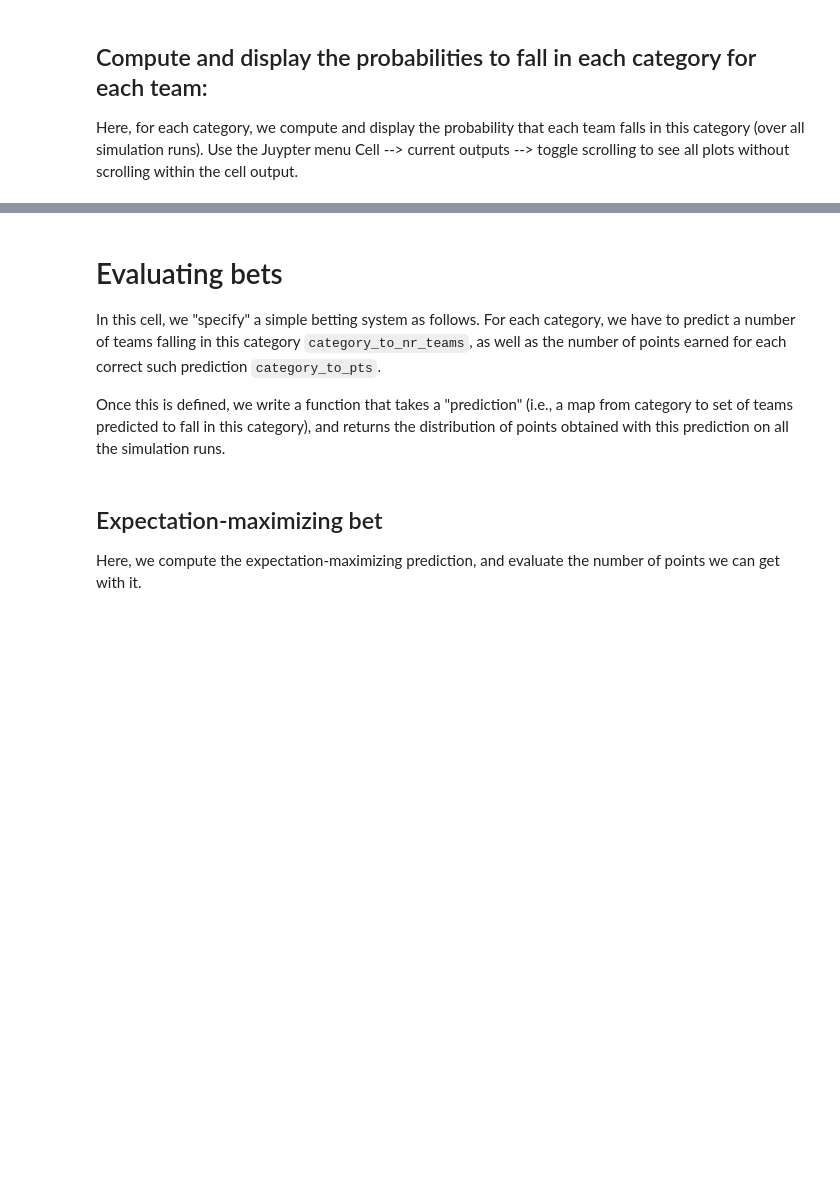
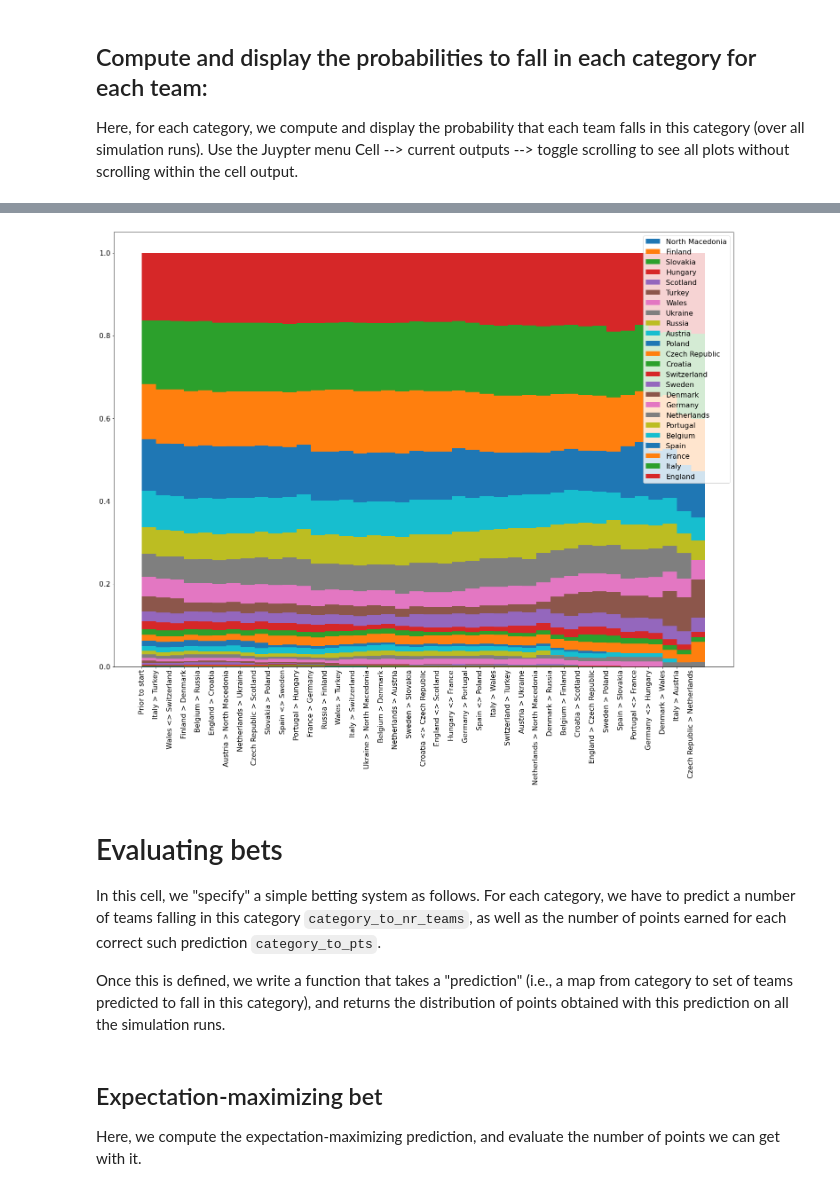
Before and after one commit to hrzn/soccer-predictions, a Jupyter notebook: euro2020-predictions.ipynb, the cells around one changed output, grey strips where cells are left out. Drawn from its saved outputs; the diff is of its cells as text; code cells hidden in the pictures; blank space fills up the shorter version.

```diff
--- a/euro2020-predictions.ipynb
+++ b/euro2020-predictions.ipynb
@@ -483,0 +512,19 @@ for cat in categories:
+# %%
+NR_RUNS = 300000
+
+all_teams = set(kickscores.keys())
+probas_over_time = []
+
+for event_idx in range(len(events)+1):
+    events_so_far = events[:event_idx]
+    if len(events_so_far) > 0:
+        print('adding: {}...'.format(events_so_far[-1]))
+    counts, _ = simulate(events_so_far, NR_RUNS)
+    probas = compute_probas(counts, NR_RUNS)
+
+    for team in all_teams:
+        for category in categories:
+            if team not in probas[category]:
+                probas[category][team] = 0.
+
+    probas_over_time.append(probas.copy())
@@ -484,3 +545,46 @@ for cat in categories:
+# %%
+PROBA_TO_PLOT = 'winner'
+
+plt.figure(figsize=(25,18), frameon=False)
+"""
+teams_to_plot = ['Italy', 'Belgium', 'Denmark', 'Netherlands',
+                 'England',
+                 'Spain', 'France', 'Germany', 'Switzerland',
+                 'Portugal']
+
+for team in teams_to_plot:
+    plt.plot([probas_over_time[i][team] for i in range(len(events))], label=team, lw=4)
+
+plt.axis([0, len(events), 0, 0.25])
+"""
+
+sorted_teams = list(map(lambda t: t[0], sorted(probas_over_time[0][PROBA_TO_PLOT].items(), key=lambda t: t[1])))
+
+bottoms = [0 for _ in range(len(probas_over_time))]
+
+for team in sorted_teams:
+    heights = [probas_over_time[j][PROBA_TO_PLOT][team] for j in range(len(probas_over_time))]
+    up = [bottoms[j] + heights[j] for j in range(len(probas_over_time))]
+    plt.bar(range(len(probas_over_time)), height=heights, width=1., bottom=bottoms, label=team)
+    bottoms = up
+
+
+def create_ticks_from_event(event):
+    for ev in event:
+        if (isinstance(ev, PoolMatchResult) and ev.result != 'draw') or isinstance(ev, FinalMatchResult):
+            winning_team = ev.result
+            loosing_team = ev.team1 if ev.team1 != winning_team else ev.team2
+            return '{} > {}'.format(winning_team, loosing_team)
+        elif isinstance(ev, PoolMatchResult) and ev.result == 'draw':
+            return '{} <> {}'.format(ev.team1, ev.team2)
+
+plt.xticks(ticks=[-0.5] + list(map(lambda t: t+0.5, range(len(events)))),
+           labels=['Prior to start'] + list(map(create_ticks_from_event, events)),
+           rotation='vertical')
+
+plt.legend();
+# %% [output]
+[figure, added]
 # %% [markdown]
 # Evaluating bets
 In this cell, we "specify" a simple betting system as follows. For each category, we have to predict a number of teams falling in this category `category_to_nr_teams`, as well as the number of points earned for each correct such prediction `category_to_pts`.
```
Also changed, not shown: parts of 19 cells of this notebook.
